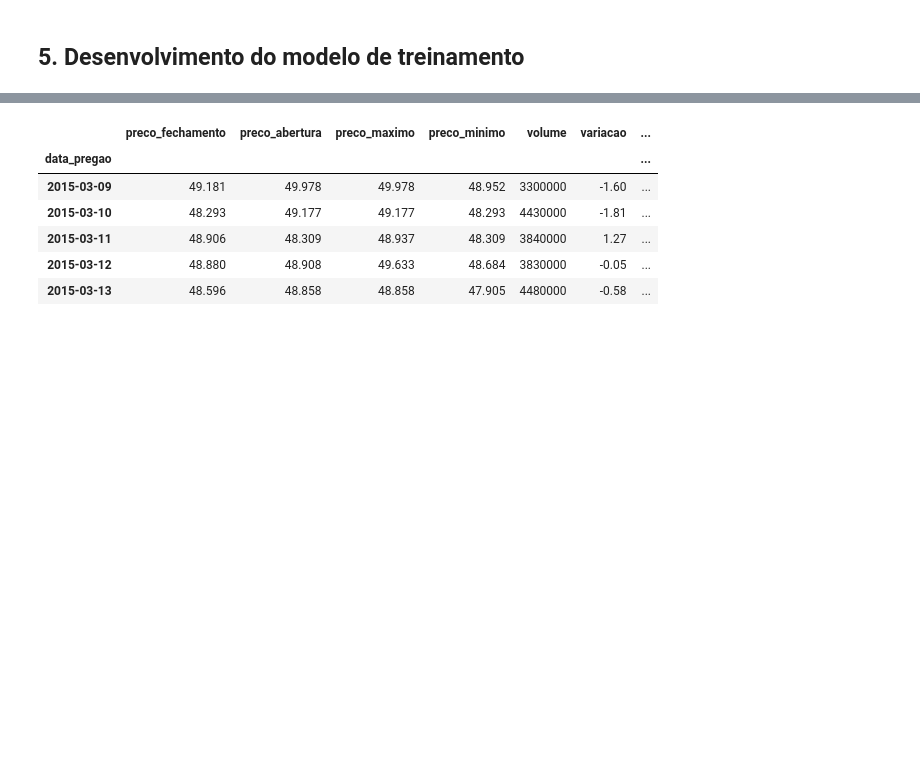
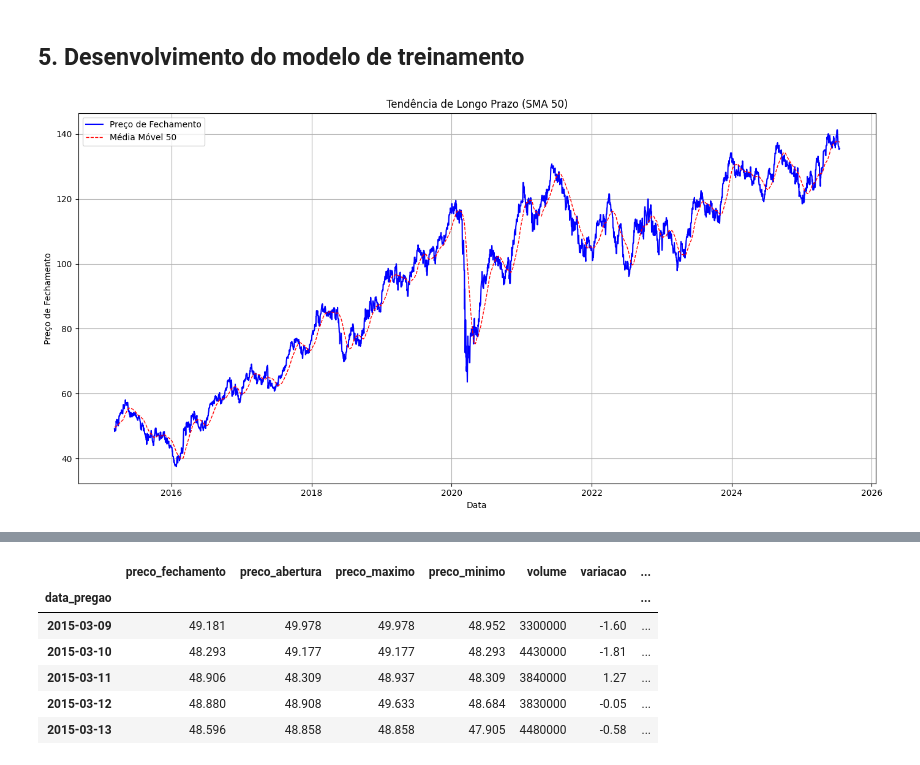
Before and after one commit to LohSilva/projeto_ibovespa, a Jupyter notebook: codigo/ibovespa.ipynb, the cells around one changed output, grey strips where cells are left out. Cells and saved outputs as stored; diff of their text form; code cells hidden in the pictures; blank space fills up the shorter version.

Commit message:
Update Projeto Ibovespa - Storytelling Técnico

```diff
--- a/codigo/ibovespa.ipynb
+++ b/codigo/ibovespa.ipynb
@@ -602,3 +591,18 @@ df_ibovespa['ATR'] = df_ibovespa['TR'].ewm(span=atr_period, adjust=False).mean()
 df_ibovespa.drop(columns=['TR'], inplace=True, errors='ignore')
 # %%
 df_ibovespa.dropna(inplace=True)
+# %%
+#Gerando o gráfico de linha para visualizar a tendência do preço de fechamento ao longo do tempo
+plt.figure(figsize=(14, 7))
+plt.plot(df_ibovespa.index, df_ibovespa['preco_fechamento'], label='Preço de Fechamento', color='blue')
+plt.plot(df_ibovespa['SMA_50'], label='Média Móvel 50', color='red', linewidth=1, linestyle='--')
+
+plt.title('Tendência de Longo Prazo (SMA 50)')
+plt.xlabel('Data')
+plt.ylabel('Preço de Fechamento')
+plt.legend()
+plt.grid(True)
+plt.tight_layout()
+plt.show()
+# %% [output]
+[figure, added]
```
Also changed, not shown: parts of 5 cells of this notebook, 1 other file.
